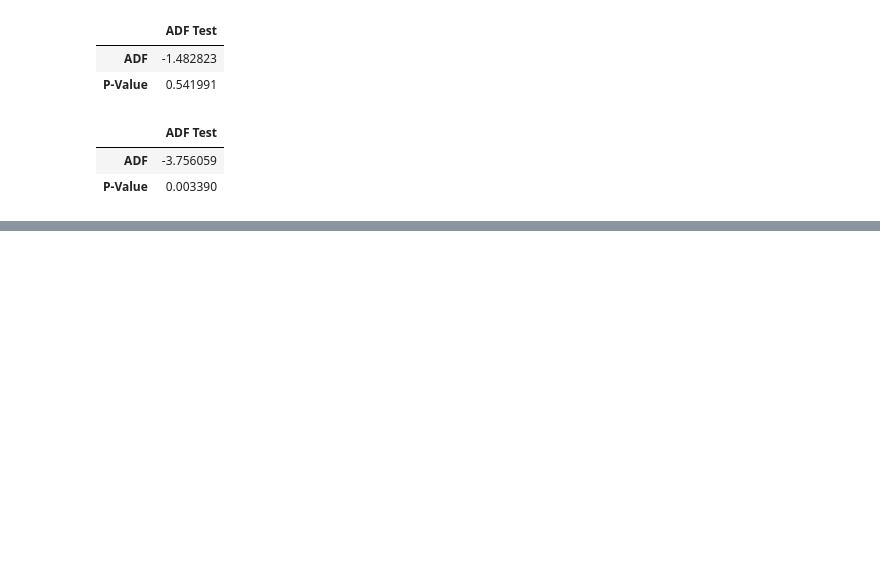
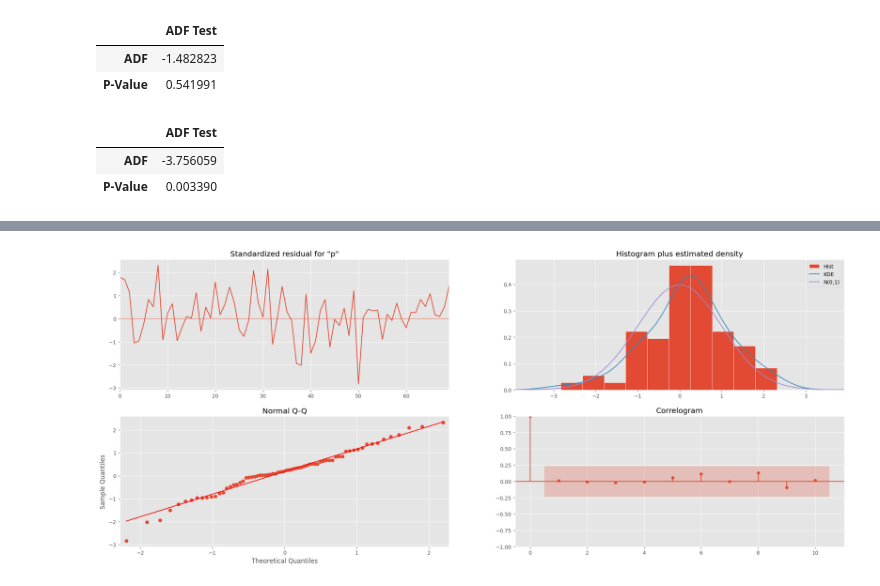
Before and after one commit to OdinProjectI/GasolinePricesAnalysis, a Jupyter notebook: ODINProjectGasolinePricesAnalysis.ipynb, the cells around one changed output, grey strips where cells are left out. Cells and saved outputs as stored; diff of their text form; code cells hidden in the pictures; blank space fills up the shorter version.

Commit message:
Add additional analysis: Ljungbox test, diagnostic plots, and  model evaluations with  MAPE, MAE

```diff
--- a/ODINProjectGasolinePricesAnalysis.ipynb
+++ b/ODINProjectGasolinePricesAnalysis.ipynb
@@ -487,0 +505,7 @@ pd.read_pickle(mem_steps).sort_values(by='AIC').head(25)
+# %%
+p,d,q = 2,1,2
+P,D,Q,s = 0,0,0,365
+
+model: ARIMA = ARIMA(endog=train.sort_index(),
+                     order=(p,d,q),
+                     seasonal_order=(P,D,Q,s)).fit( cov_type='none', low_memory=True)
@@ -487,0 +541,4 @@ pd.read_pickle(mem_steps).sort_values(by='AIC').head(25)
+# %%
+model_one = model.plot_diagnostics(figsize=(25,10)) #
+# %% [output]
+[figure, added]
```
Also changed, not shown: parts of 20 cells of this notebook.
